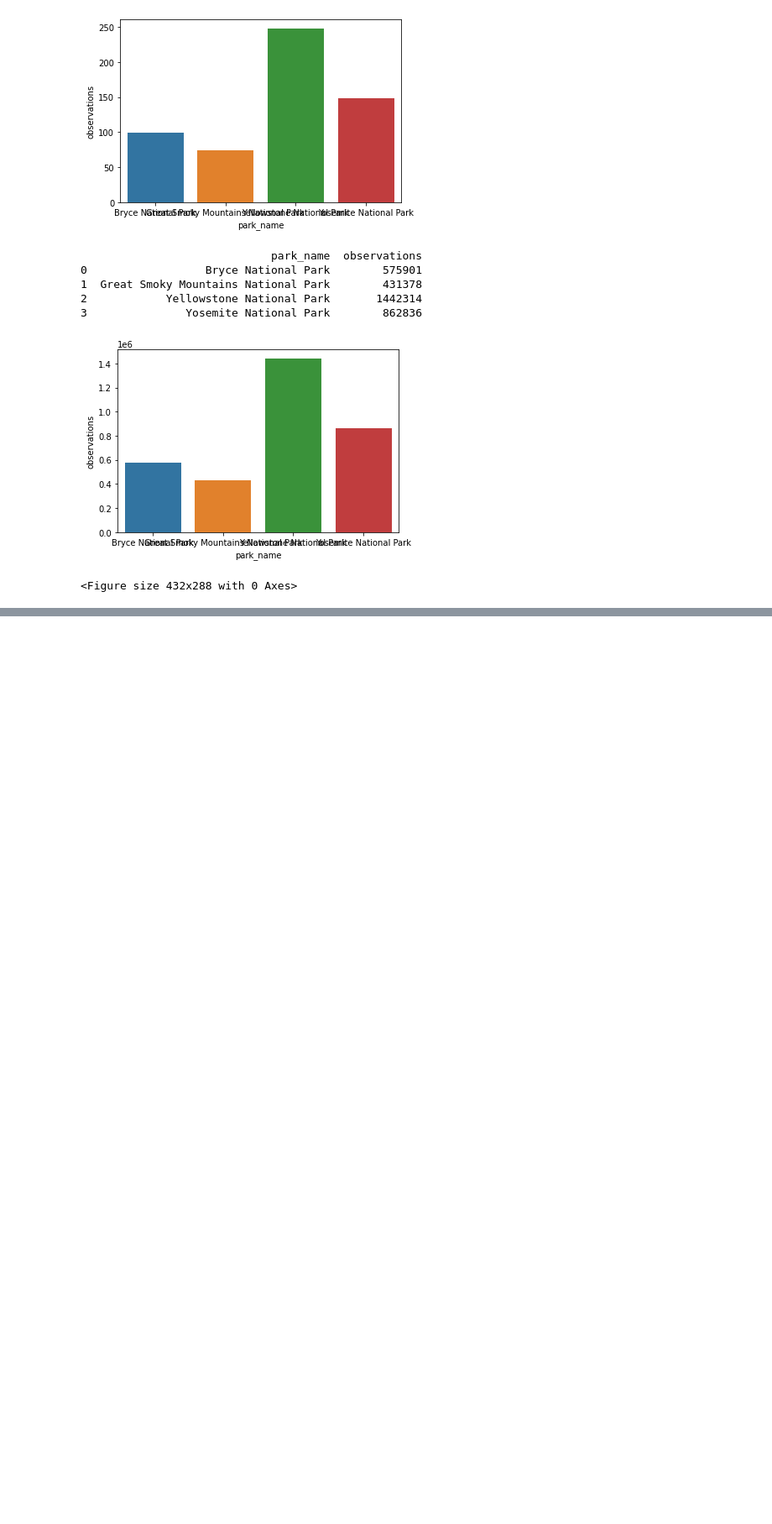
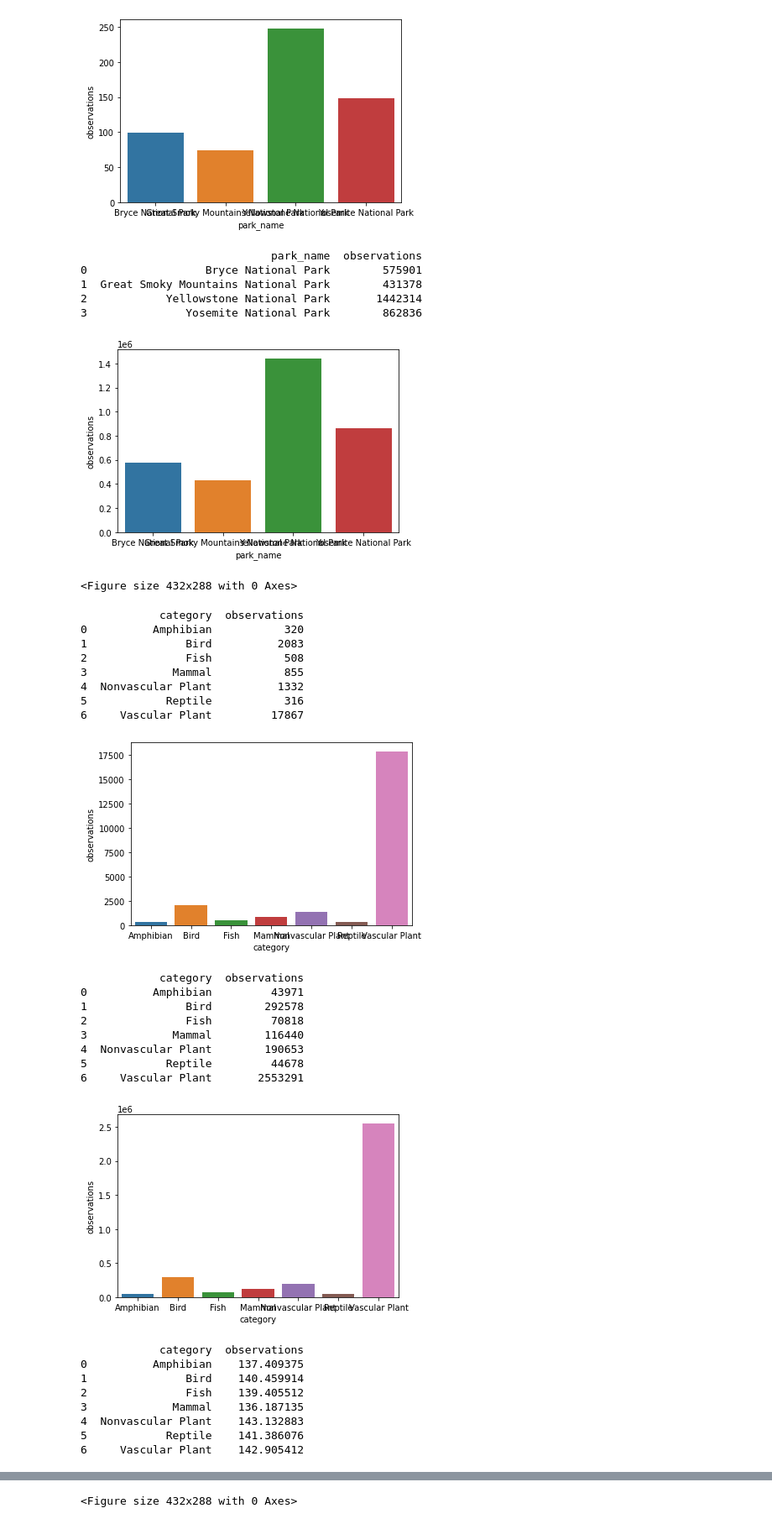
Before and after one commit to R0go/BioDiversity, a Jupyter notebook: biodiversity.ipynb, the cells around one changed output, grey strips where cells are left out. Shown at 84% size. Cells and saved outputs as stored; diff of their text form; code cells hidden in the pictures; blank space fills up the shorter version.

Commit message:
created aggregated data for categories

```diff
--- a/biodiversity.ipynb
+++ b/biodiversity.ipynb
@@ -181,3 +181,51 @@ plt.clf()
 3               Yosemite National Park        862836
 [figure]
 <Figure size 432x288 with 0 Axes>
+# %%
+#check % of different animal categories in the total number of entries
+df_counts = all_data.drop(["scientific_name", "park_name", "conservation_status"], axis = 1).groupby("category").count().reset_index()
+print(df_counts)
+sns.barplot(data=df_counts, x="category", y='observations')
+plt.show()
+plt.clf()
+
+#check % of different animal categories in the total number of entries
+df_counts = all_data.drop(["scientific_name", "park_name", "conservation_status"], axis = 1).groupby("category").sum().reset_index()
+print(df_counts)
+sns.barplot(data=df_counts, x="category", y='observations')
+plt.show()
+plt.clf()
+
+#mean no. of observations
+df_counts = all_data.drop(["scientific_name", "park_name", "conservation_status"], axis = 1).groupby("category").mean().reset_index()
+print(df_counts)
+sns.barplot(data=df_counts, x="category", y='observations')
+plt.show()
+plt.clf()
+# %% [output]
+            category  observations
+0          Amphibian           320
+1               Bird          2083
+2               Fish           508
+3             Mammal           855
+4  Nonvascular Plant          1332
+5            Reptile           316
+6     Vascular Plant         17867
+[figure, added]
+            category  observations
+0          Amphibian         43971
+1               Bird        292578
+2               Fish         70818
+3             Mammal        116440
+4  Nonvascular Plant        190653
+5            Reptile         44678
+6     Vascular Plant       2553291
+[figure, added]
+            category  observations
+0          Amphibian    137.409375
+1               Bird    140.459914
+2               Fish    139.405512
+3             Mammal    136.187135
+4  Nonvascular Plant    143.132883
+5            Reptile    141.386076
+6     Vascular Plant    142.905412
@@ -184 +233,2 @@ plt.clf()
+<Figure size 432x288 with 0 Axes>
 # %%
```
Also changed, not shown: parts of 2 cells of this notebook.
